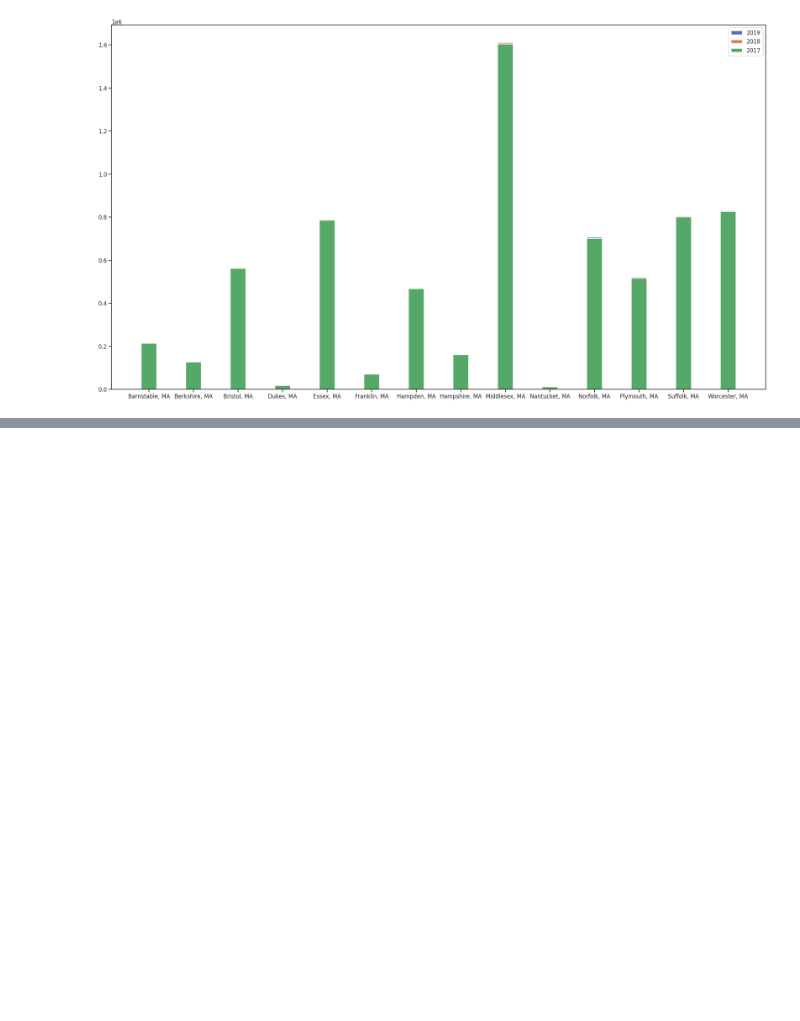
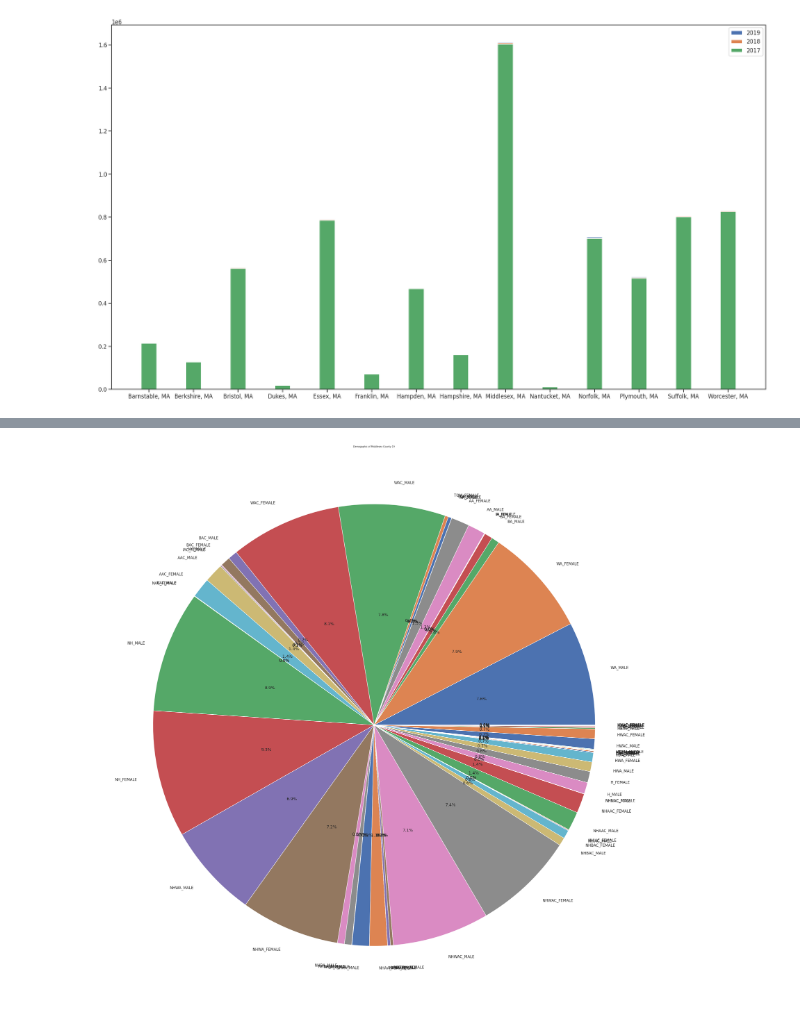
Before and after one commit to willkchan/Pollution-Forecast, a Jupyter notebook: src/preparation/Data_Wrangling2.ipynb, the cells around one changed output, grey strips where cells are left out. Saved outputs shown, nothing was run; the diff lists cells and outputs as text; code cells hidden in the pictures; blank space fills up the shorter version.

```diff
--- a/src/preparation/Data_Wrangling2.ipynb
+++ b/src/preparation/Data_Wrangling2.ipynb
@@ -316,0 +412,10 @@ plt.show()
+# %%
+# make a pie chart of a county middlesex
+midsex19 = mass_dem.loc[mass_dem.CTYNAME == 'Middlesex County'].iloc[2:, 10:]
+data = midsex19.iloc[0, :]
+pie, ax = plt.subplots(figsize=[45,45])
+labels = data.keys()
+plt.pie(x=data, autopct="%.1f%%", labels=data.index, pctdistance=0.5)
+plt.title("Demogaphic of Middlesex County 19", fontsize=10);
+# %% [output]
+[figure, added]
```
Also changed, not shown: parts of 14 cells of this notebook.
